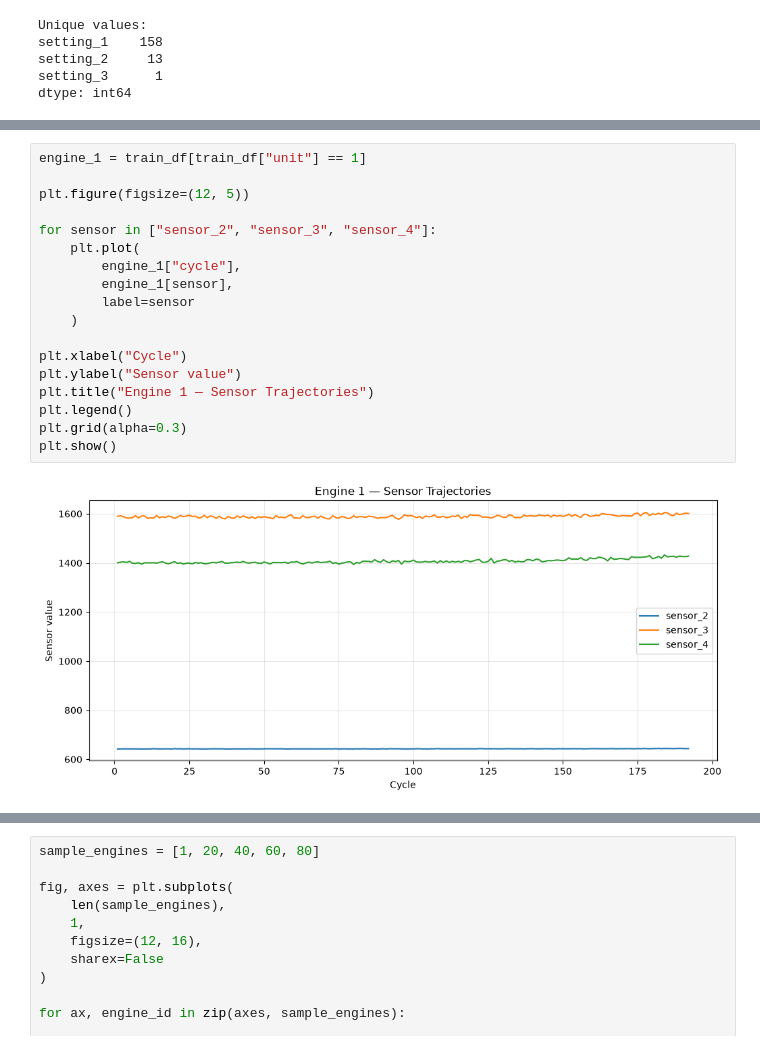
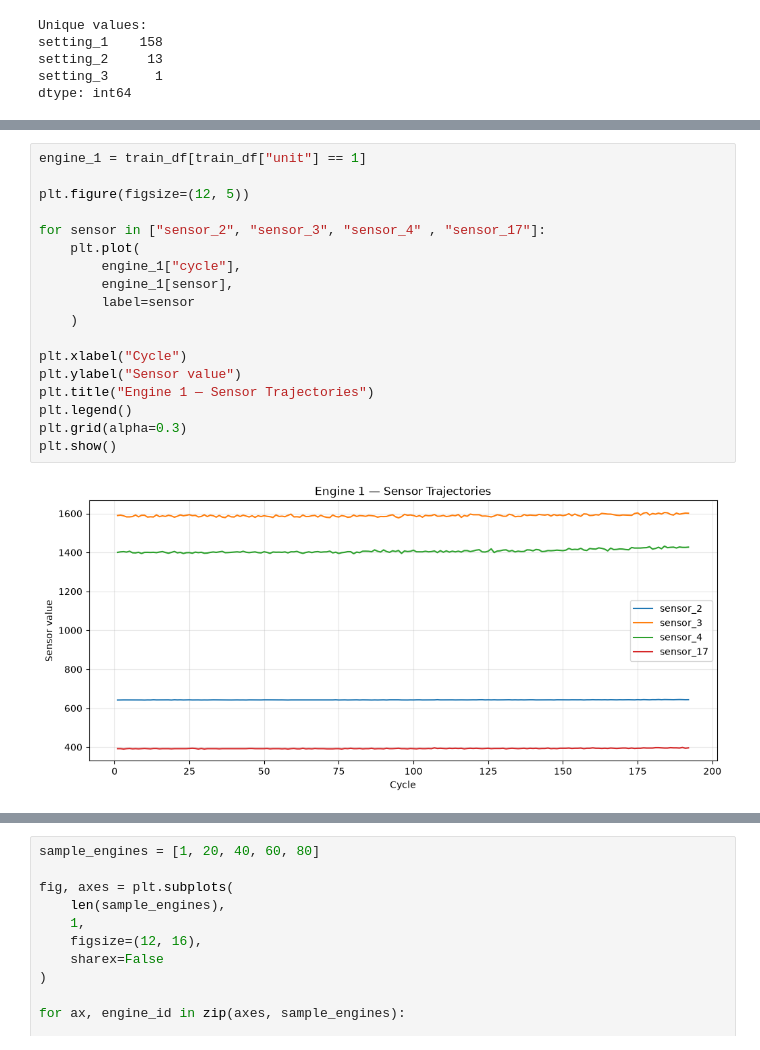
Before and after one commit to sairaashraf95134-commits/jet-engine-predictive-maintenance, a Jupyter notebook: notebooks/01_data_investigation.ipynb, the cells around one changed output, grey strips where cells are left out. Cells and saved outputs as stored; diff of their text form.

```diff
--- a/notebooks/01_data_investigation.ipynb
+++ b/notebooks/01_data_investigation.ipynb
@@ -283,20 +398,20 @@ dtype: int64
 # %%
 engine_1 = train_df[train_df["unit"] == 1]
 
 plt.figure(figsize=(12, 5))
 
-for sensor in ["sensor_2", "sensor_3", "sensor_4"]:
+for sensor in ["sensor_2", "sensor_3", "sensor_4" , "sensor_17"]:
     plt.plot(
         engine_1["cycle"],
         engine_1[sensor],
         label=sensor
     )
 
 plt.xlabel("Cycle")
 plt.ylabel("Sensor value")
 plt.title("Engine 1 — Sensor Trajectories")
 plt.legend()
 plt.grid(alpha=0.3)
 plt.show()
 # %% [output]
-[figure, old version]
+[figure, new version]
```
Also changed, not shown: parts of 17 cells of this notebook.
